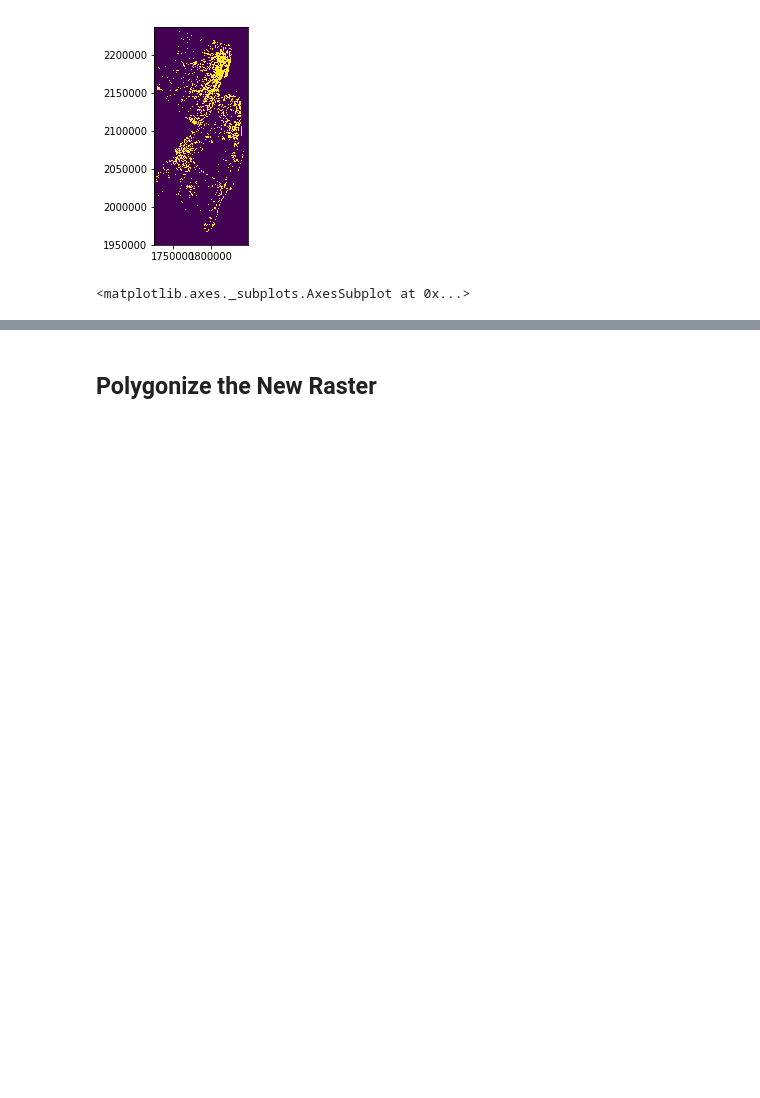
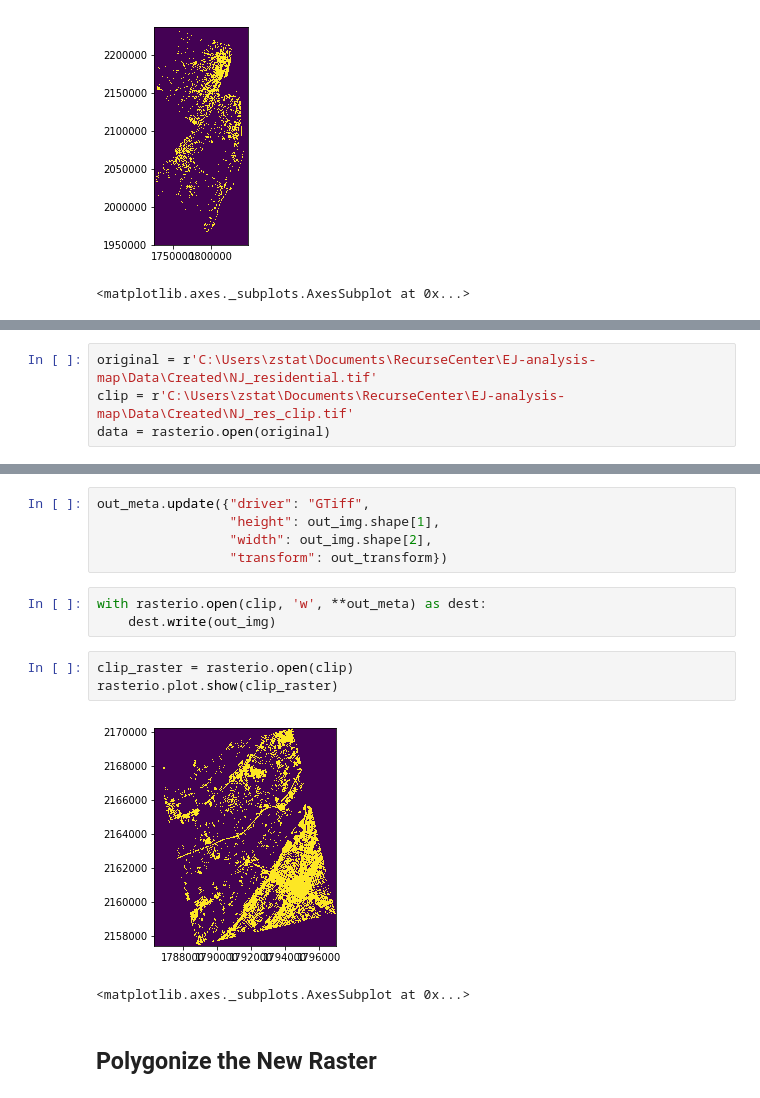
Before and after one commit to zstatmanweil/EJ-analysis-map, a Jupyter notebook: SpatialAnalysis/Dasymetric.ipynb, the cells around one changed output, grey strips where cells are left out. Drawn from its saved outputs; the diff is of its cells as text; blank space fills up the shorter version.

```diff
--- a/SpatialAnalysis/Dasymetric.ipynb
+++ b/SpatialAnalysis/Dasymetric.ipynb
@@ -158,0 +140,4 @@ geom
+# %%
+original = r'C:\Users\zstat\Documents\RecurseCenter\EJ-analysis-map\Data\Created\NJ_residential.tif'
+clip = r'C:\Users\zstat\Documents\RecurseCenter\EJ-analysis-map\Data\Created\NJ_res_clip.tif'
+data = rasterio.open(original)
@@ -159,3 +185,17 @@ geom
+# %%
+out_meta.update({"driver": "GTiff",
+                 "height": out_img.shape[1],
+                 "width": out_img.shape[2],
+                 "transform": out_transform})
+# %%
+with rasterio.open(clip, 'w', **out_meta) as dest:
+    dest.write(out_img)
+# %%
+clip_raster = rasterio.open(clip)
+rasterio.plot.show(clip_raster)
+# %% [output]
+[figure, added]
+<matplotlib.axes._subplots.AxesSubplot at 0x...>
 # %% [markdown]
 ## Polygonize the New Raster
 # %%
```
Also changed, not shown: parts of 26 cells of this notebook.
